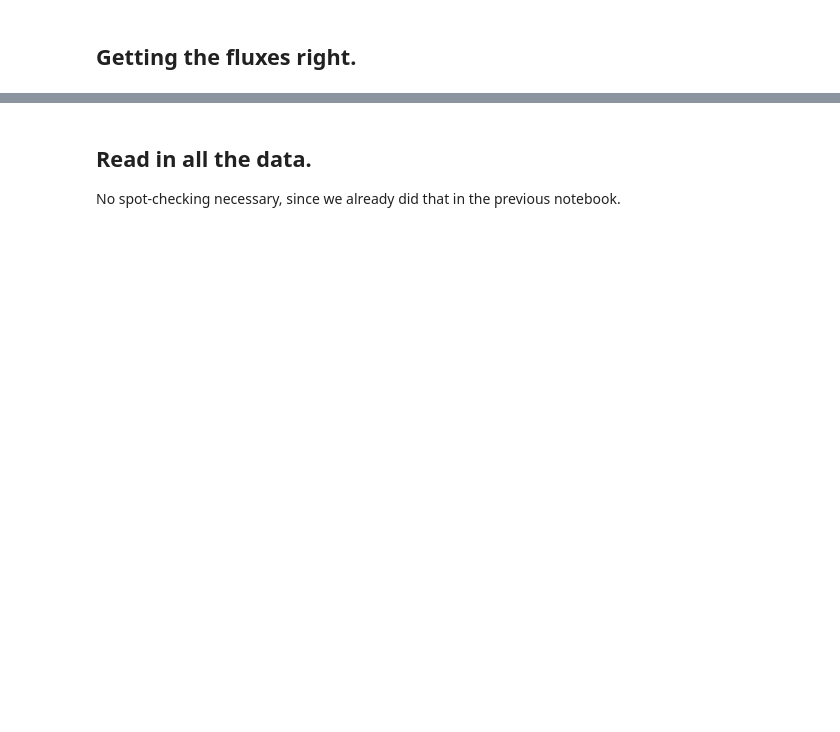
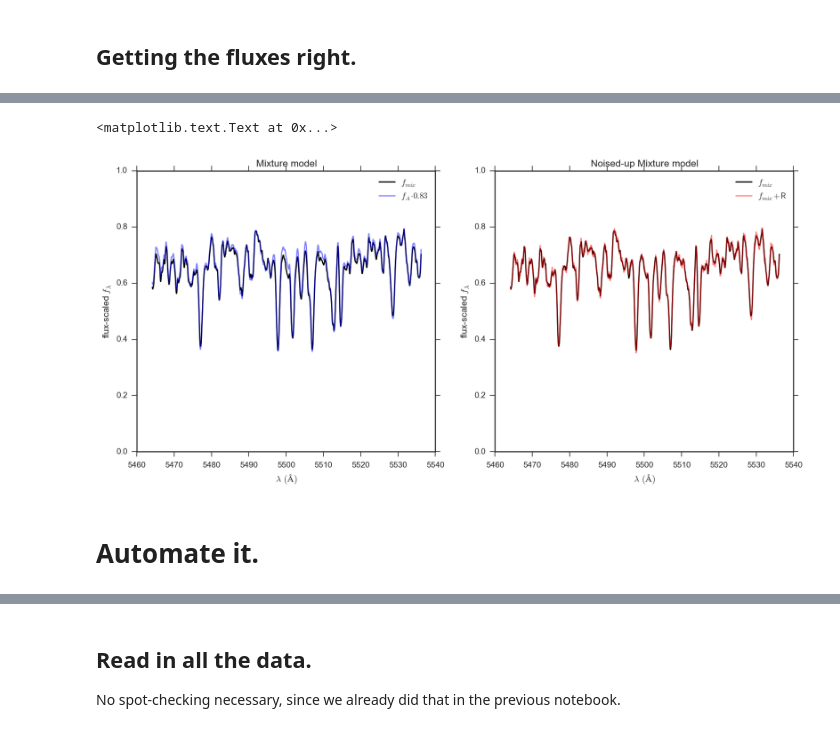
Before and after one commit to BrownDwarf/welter, a Jupyter notebook: notebooks/welter_issue009-01_generate_synthetic_two_T_fake_data.ipynb, the cells around one changed output, grey strips where cells are left out. Saved outputs shown, nothing was run; the diff lists cells and outputs as text; code cells hidden in the pictures; blank space fills up the shorter version.

```diff
--- a/notebooks/welter_issue009-01_generate_synthetic_two_T_fake_data.ipynb
+++ b/notebooks/welter_issue009-01_generate_synthetic_two_T_fake_data.ipynb
@@ -54,0 +181,24 @@ where $\hat f$ denotes the normalized version of $f$.  The $\mathsf{M}$ terms ab
+# %%
+plt.figure(figsize=(14, 6))
+plt.subplot('121')
+plt.title('Mixture model')
+plt.plot(wl, mmix, 'k', label='$f_{mix}$')
+plt.plot(wl, fl_ma*0.83, 'b', alpha=0.5, label='$f_{A} \cdot 0.83$')
+plt.ylim(0,1.0)
+plt.legend(loc='best')
+plt.xlabel('$\lambda \,(\AA)$')
+plt.ylabel('flux-scaled $f_\lambda$')
+
+plt.subplot('122')
+plt.title('Noised-up Mixture model')
+plt.plot(wl, mmix, 'k', label='$f_{mix}$')
+plt.plot(wl, mmix_noised, 'r', alpha=0.5, label='$f_{mix} + \mathsf{R}$')
+plt.ylim(0,1.0)
+plt.legend(loc='best')
+plt.xlabel('$\lambda \,(\AA)$')
+plt.ylabel('flux-scaled $f_\lambda$')
+# %% [output]
+<matplotlib.text.Text at 0x...>
+[figure, added]
+# %% [markdown]
+# Automate it.
```
Also changed, not shown: parts of 50 cells of this notebook, 1 other file.
